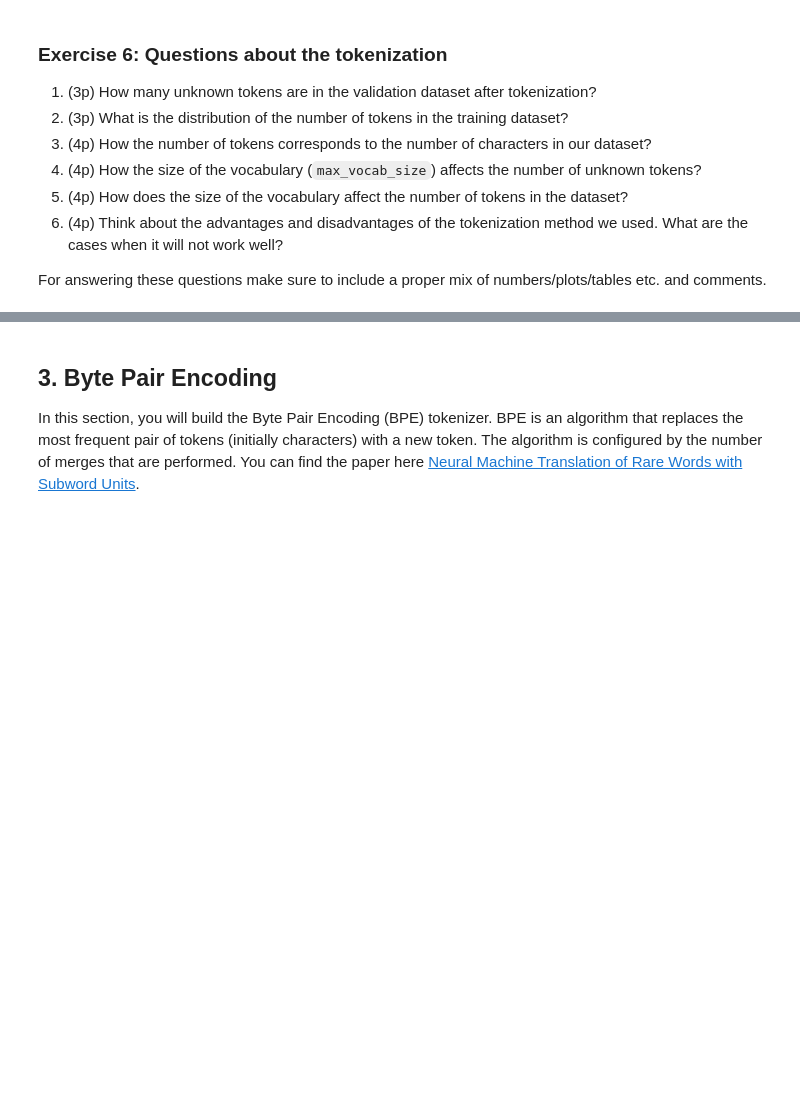
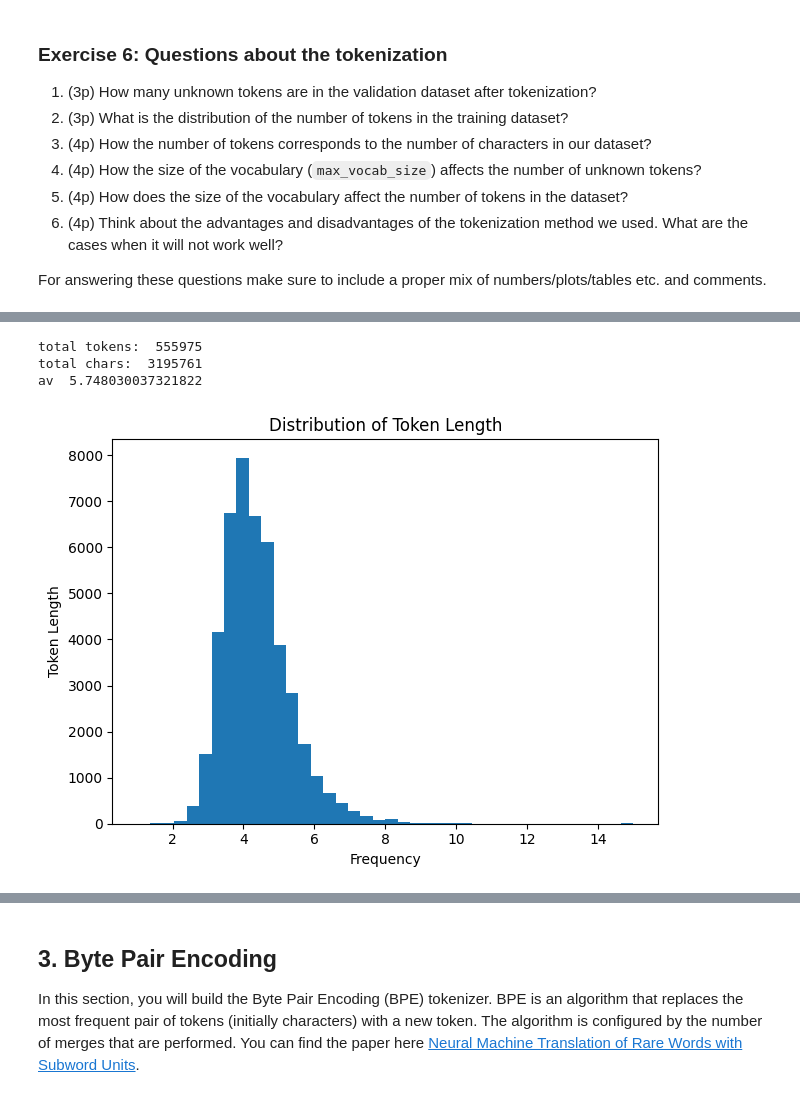
Before and after one commit to MaksiuMilcarz/NLP_Labs, a Jupyter notebook: lab1/lab1_empty_bruna.ipynb, the cells around one changed output, grey strips where cells are left out. Saved outputs shown, nothing was run; the diff lists cells and outputs as text; code cells hidden in the pictures; blank space fills up the shorter version.

```diff
--- a/lab1/lab1_empty_bruna.ipynb
+++ b/lab1/lab1_empty_bruna.ipynb
@@ -579,0 +640,27 @@ For answering these questions make sure to include a proper mix of numbers/plots
+# %%
+from statistics import mean
+
+total_tokens = 0
+for tweet in tweet_ds['train']:
+    total_tokens += len(tweet['tokens'])
+
+total_characters = 0
+for tweet in tweet_ds['train']:
+    total_characters += len(tweet['text'])
+
+print('total tokens: ', total_tokens)
+print('total chars: ', total_characters)
+print('av ', total_characters/total_tokens)
+
+mean_token_length_per_tweet = [mean([len(token) for token in tweet['tokens']]) for tweet in tweet_ds['train']]
+plt.hist(mean_token_length_per_tweet, bins=40)
+plt.title("Distribution of Token Length")
+plt.xlabel("Frequency")
+plt.ylabel("Token Length")
+plt.tight_layout()
+plt.show()
+# %% [output]
+total tokens:  555975
+total chars:  3195761
+av  5.748030037321822
+[figure, added]
```
Also changed, not shown: parts of 26 cells of this notebook, 1 other file.
